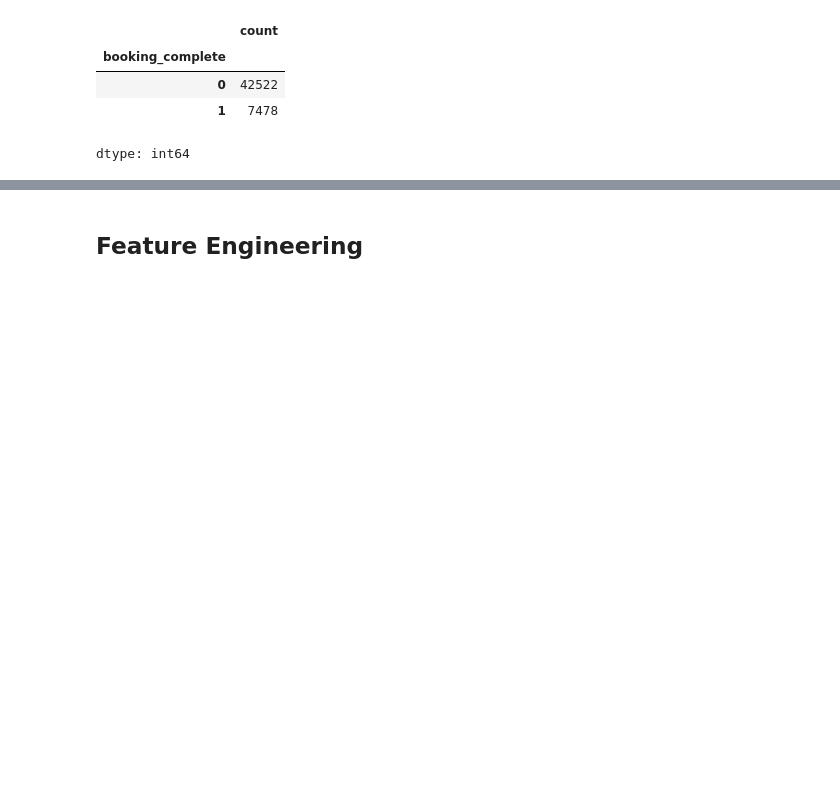
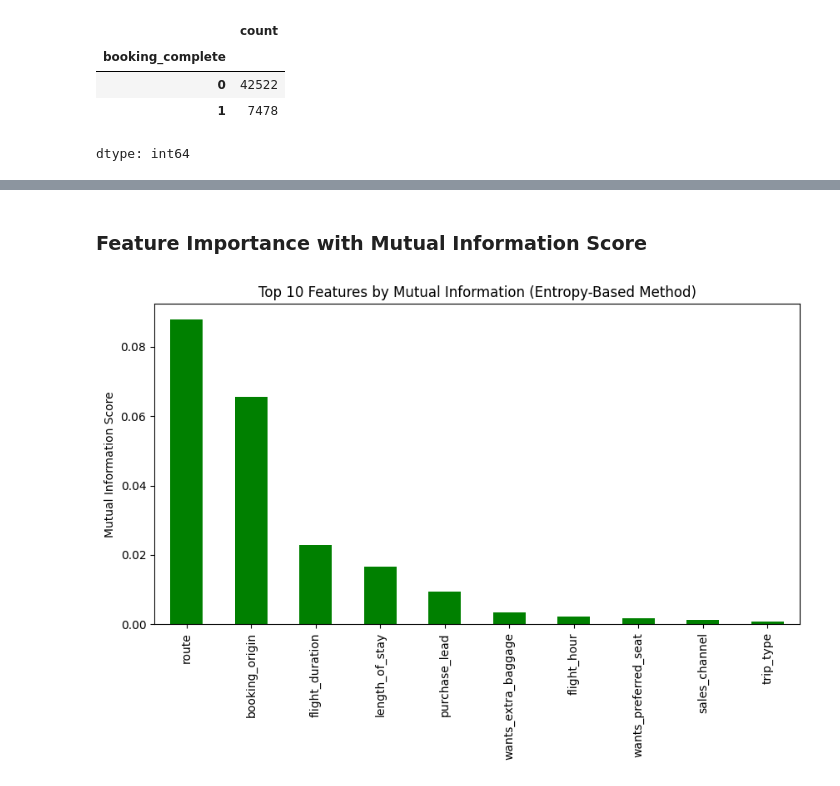
Before and after one commit to NathanaelMutua/British-Airways-Data-Science-Challenge, a Jupyter notebook: Task 2 British Airways Data Analysis.ipynb, the cells around one changed output, grey strips where cells are left out. Saved outputs shown, nothing was run; the diff lists cells and outputs as text; code cells hidden in the pictures; blank space fills up the shorter version.

Commit message:
Updated Data Preperation
Corrected bugs in Mutual Information by using entropy-based MI to also consider categorical data.
Corrected bugs in correlation.

```diff
--- a/Task 2 British Airways Data Analysis.ipynb
+++ b/Task 2 British Airways Data Analysis.ipynb
@@ -145,2 +147,25 @@ plt.show()
-# %% [markdown]
-## **Feature Engineering**
+# %% [markdown]
+### **Feature Importance with Mutual Information Score**
+# %%
+from scipy.stats import entropy
+
+# Compute entropy of target variable
+target_entropy = entropy(y.value_counts(normalize=True), base=2)
+
+# Compute conditional entropy of each feature
+mi_scores = {}
+for col in X.columns:
+    feature_entropy = entropy(X[col].value_counts(normalize=True), base=2)
+    joint_entropy = entropy(pd.crosstab(X[col], y, normalize=True).values.flatten(), base=2)
+    mi_scores[col] = target_entropy + feature_entropy - joint_entropy
+
+# Convert to Pandas Series and sort
+mi_scores = pd.Series(mi_scores).sort_values(ascending=False)
+
+# Plot top 10 features
+mi_scores[:10].plot(kind="bar", figsize=(10, 5), color="green")
+plt.title("Top 10 Features by Mutual Information (Entropy-Based Method)")
+plt.ylabel("Mutual Information Score")
+plt.show()
+# %% [output]
+[figure, added]
```
Also changed, not shown: parts of 11 cells of this notebook.
